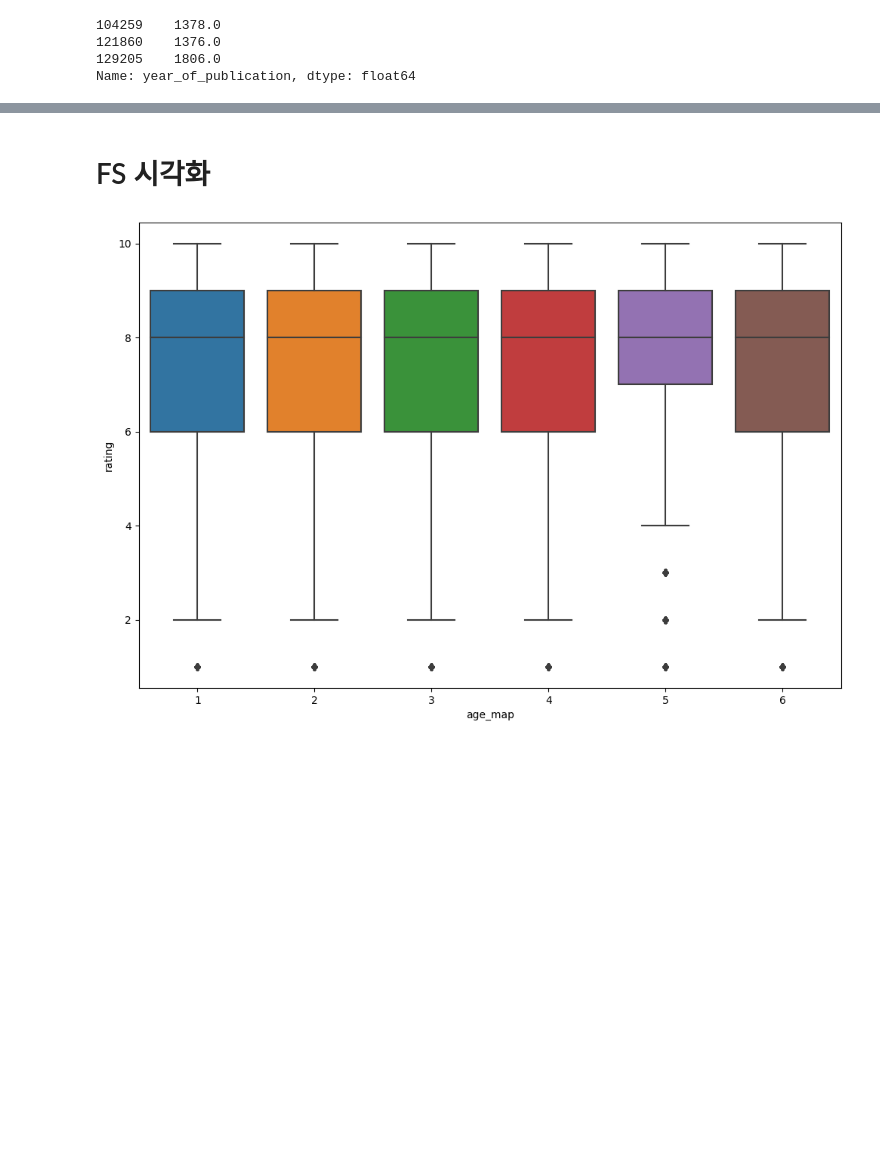
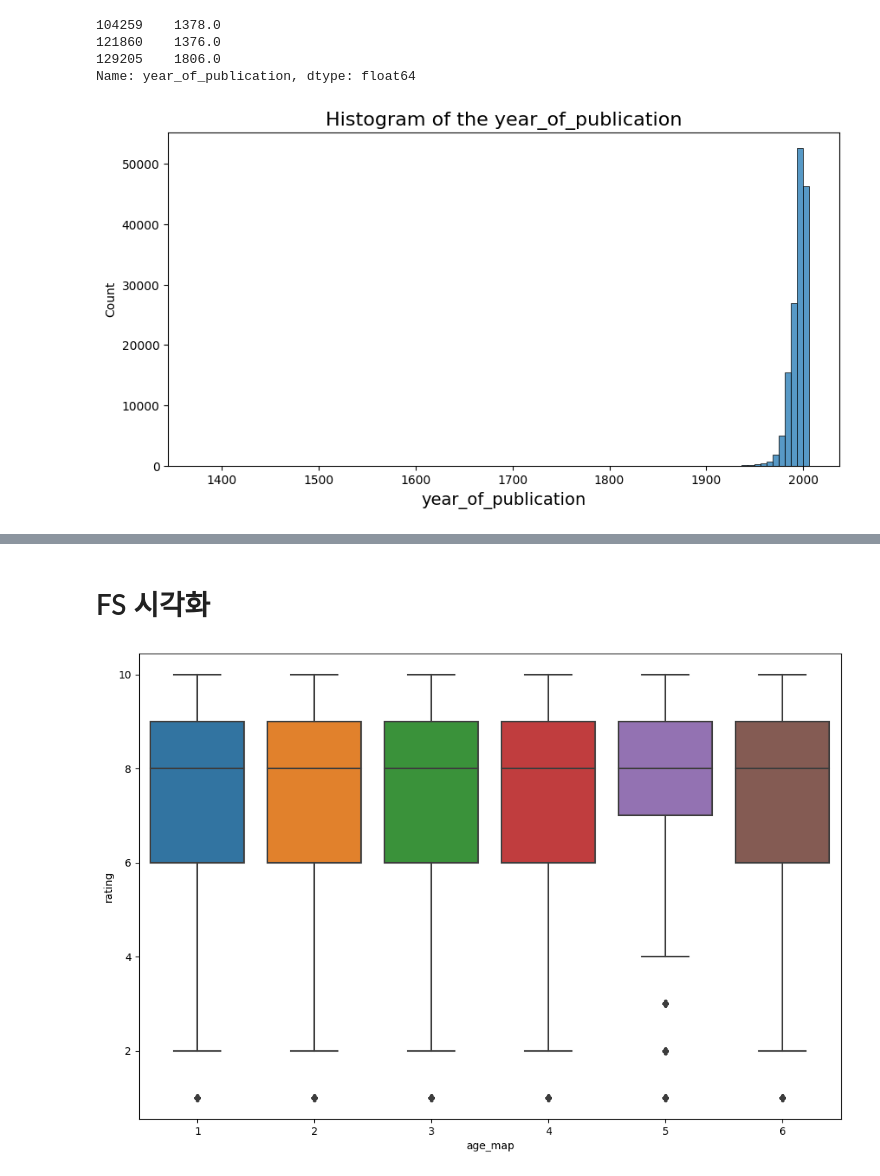
Before and after one commit to boostcampaitech5/level1_bookratingprediction-recsys-13, a Jupyter notebook: EDA/woni/시각화.ipynb, the cells around one changed output, grey strips where cells are left out. Drawn from its saved outputs; the diff is of its cells as text; code cells hidden in the pictures; blank space fills up the shorter version.

```diff
--- a/EDA/woni/시각화.ipynb
+++ b/EDA/woni/시각화.ipynb
@@ -97,3 +126,11 @@ books.loc[np.where(books['year_of_publication'] < 1900), 'year_of_publication']
 121860    1376.0
 129205    1806.0
 Name: year_of_publication, dtype: float64
+# %%
+plt.figure(figsize=(10,5))
+sns.histplot(books['year_of_publication'],bins=100)
+plt.xlabel('year_of_publication',size=14)
+plt.title('Histogram of the year_of_publication',size=16)
+plt.show()
+# %% [output]
+[figure, added]
```
Also changed, not shown: parts of 12 cells of this notebook.
